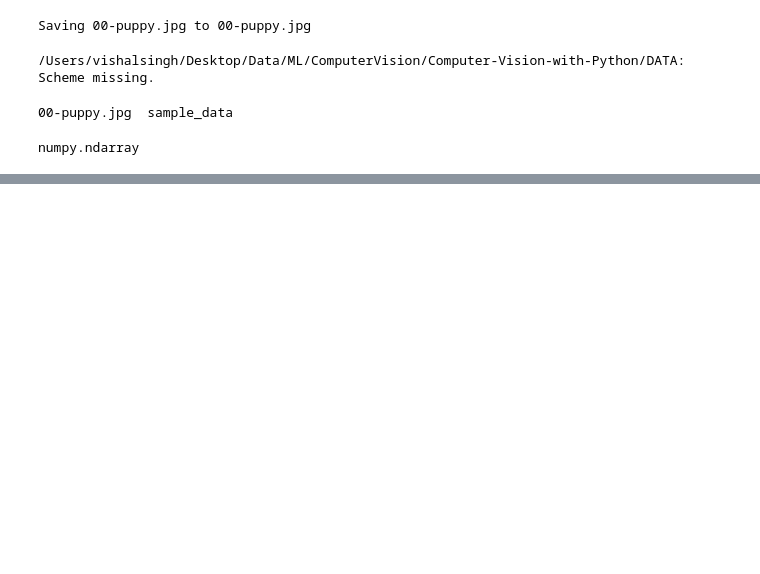
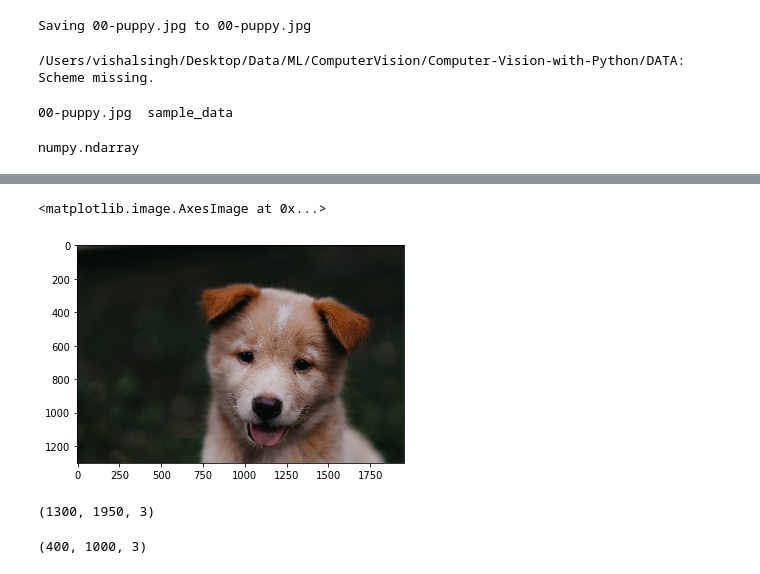
Before and after one commit to sendmail123/DataScience, a Jupyter notebook: OpenCV.ipynb, the cells around one changed output, grey strips where cells are left out. Drawn from its saved outputs; the diff is of its cells as text; code cells hidden in the pictures; blank space fills up the shorter version.

```diff
--- a/OpenCV.ipynb
+++ b/OpenCV.ipynb
@@ -28,0 +56,14 @@ numpy.ndarray
+# %%
+plt.imshow(fix_img)
+# %% [output]
+<matplotlib.image.AxesImage at 0x...>
+[figure, added]
+# %%
+fix_img.shape
+# %% [output]
+(1300, 1950, 3)
+# %%
+new_img=cv2.resize(fix_img,(1000,400))
+new_img.shape
+# %% [output]
+(400, 1000, 3)
```
Also changed, not shown: parts of 16 cells of this notebook.
